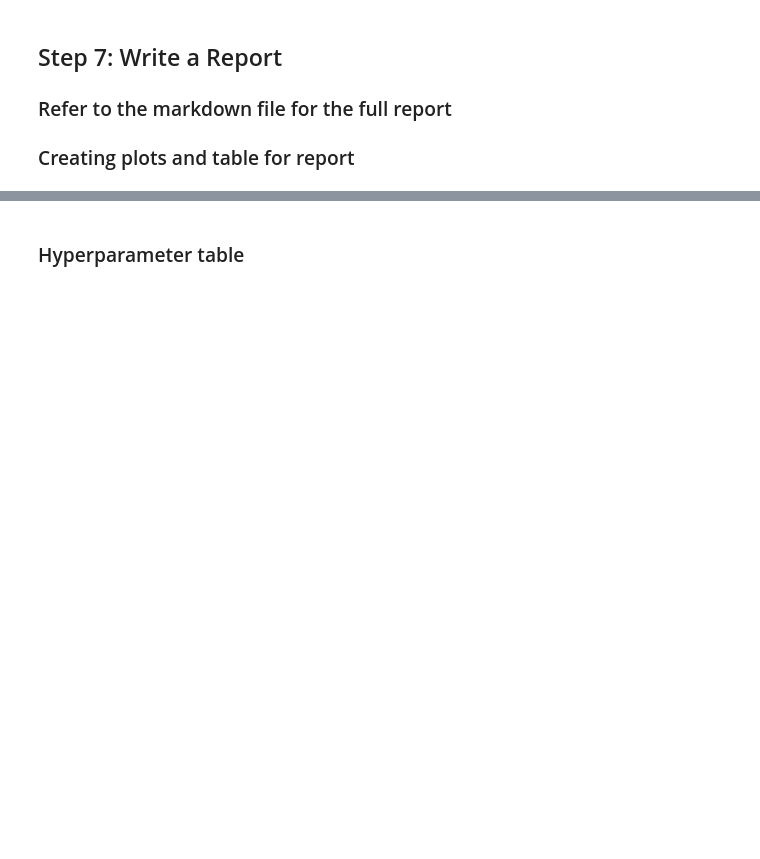
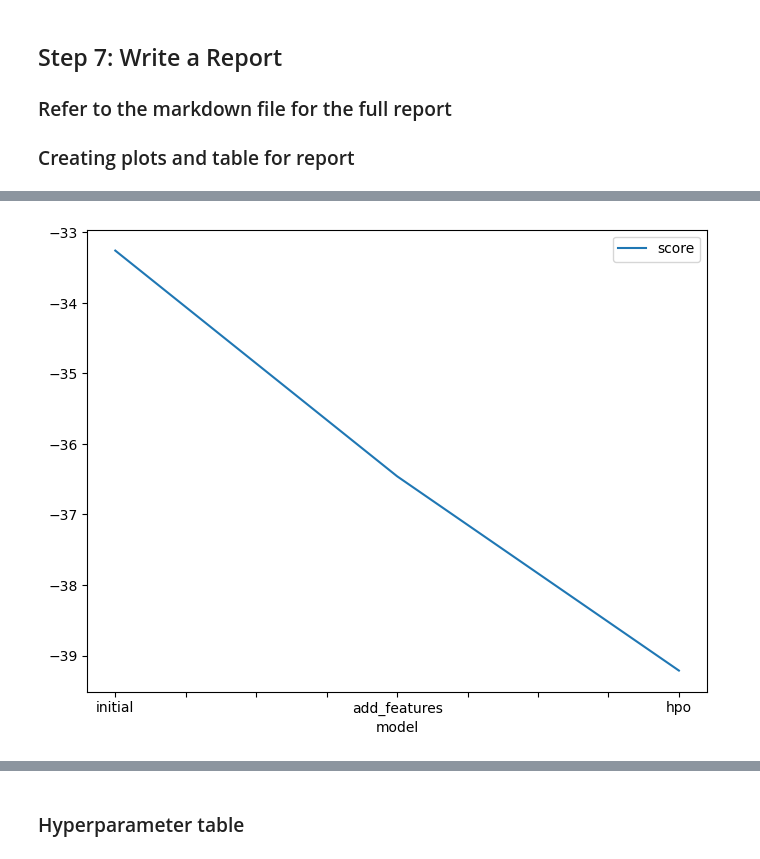
Before and after one commit to nov05/udacity-nd009t-c1-intro-to-ml-project-starter, a Jupyter notebook: project-template.ipynb, the cells around one changed output, grey strips where cells are left out. Cells and saved outputs as stored; diff of their text form; code cells hidden in the pictures; blank space fills up the shorter version.

```diff
--- a/project-template.ipynb
+++ b/project-template.ipynb
@@ -402,13 +793,15 @@ submission_new_hpo.to_csv("submission_new_hpo.csv", index=False)
 # %%
 # Taking the top model score from each training run and creating a line plot to show improvement
 # You can create these in the notebook and save them to PNG or use some other tool (e.g. google sheets, excel)
 fig = pd.DataFrame(
     {
         "model": ["initial", "add_features", "hpo"],
-        "score": [?, ?, ?]
+        "score": [-33.258334, -36.458206, -39.213304]
     }
 ).plot(x="model", y="score", figsize=(8, 6)).get_figure()
 fig.savefig('model_train_score.png')
+# %% [output]
+[figure, added]
 # %%
 # Take the 3 kaggle scores and creating a line plot to show improvement
 fig = pd.DataFrame(
```
Also changed, not shown: parts of 48 cells of this notebook, 5 other files.
